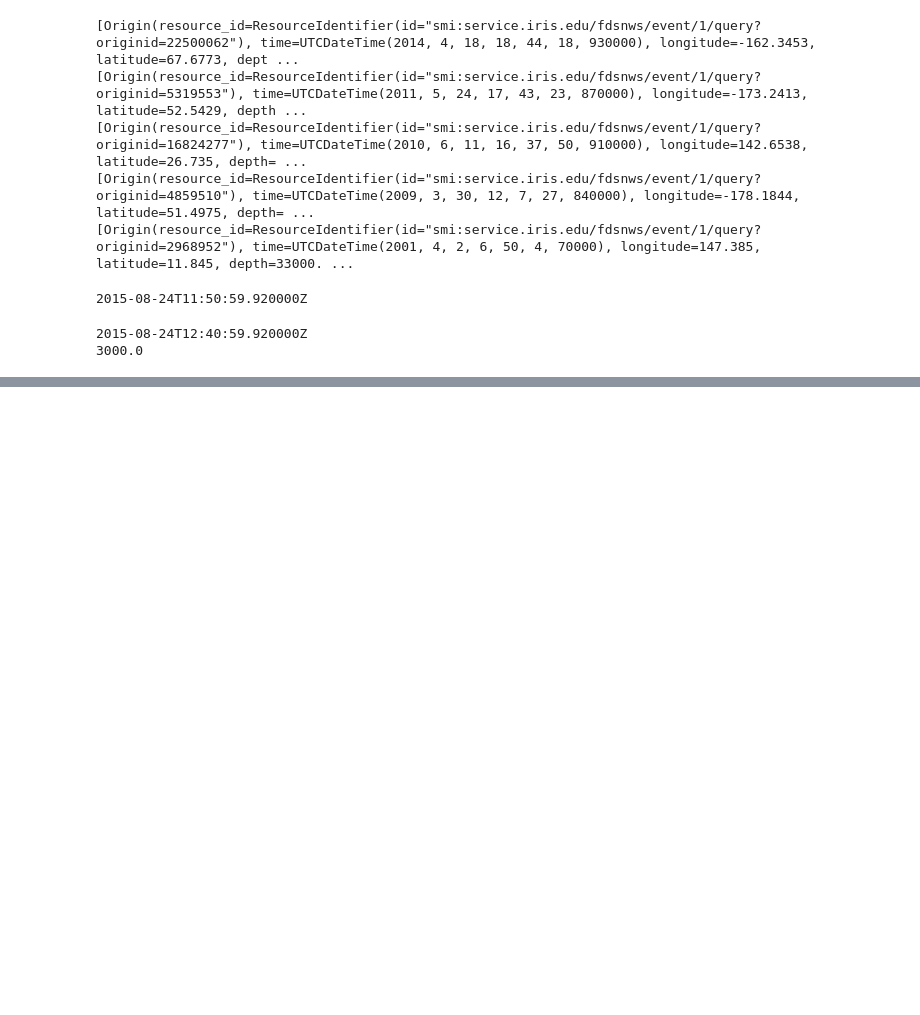
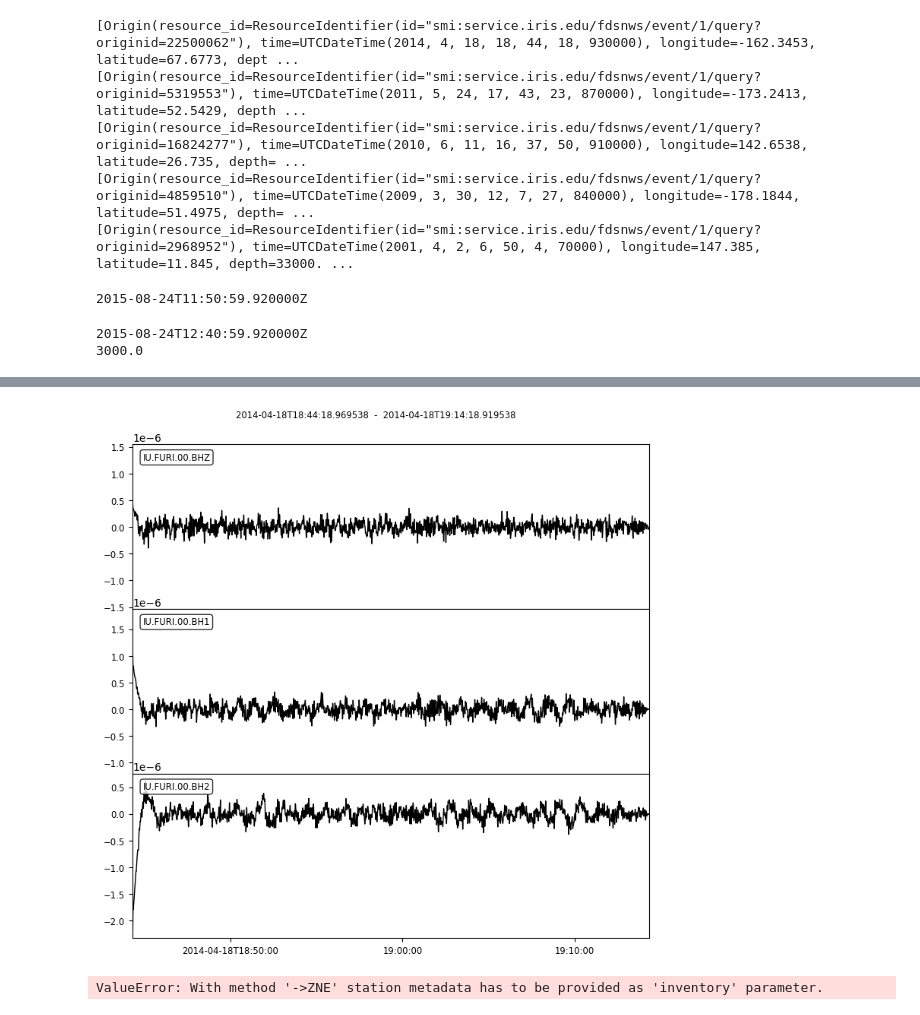
Before and after one commit to Jasplet/event_scraper, a Jupyter notebook: dev/devel_notebook.ipynb, the cells around one changed output, grey strips where cells are left out. Drawn from its saved outputs; the diff is of its cells as text; code cells hidden in the pictures; blank space fills up the shorter version.

```diff
--- a/dev/devel_notebook.ipynb
+++ b/dev/devel_notebook.ipynb
@@ -91,0 +155,6 @@ st
+# %%
+from query_events import get_waveforms_for_catalog
+
+station = {'name':'FURI', 'latitude': 8.895, 'longitude': 38.86}
+
+get_waveforms_for_catalog(subset, station, write_out=True, path='/Users/ja17375/Programs/eventscraper/dev')
@@ -91,0 +186,3 @@ st
+# %%
+st_t = query_events.query_waveforms(subset[0], station)
+st_t
@@ -91,0 +194,6 @@ st
+# %%
+st_t.plot()
+st_t.rotate('->ZNE')
+# %% [output]
+[figure, added]
+ValueError: With method '->ZNE' station metadata has to be provided as 'inventory' parameter.
```
Also changed, not shown: parts of 20 cells of this notebook.
